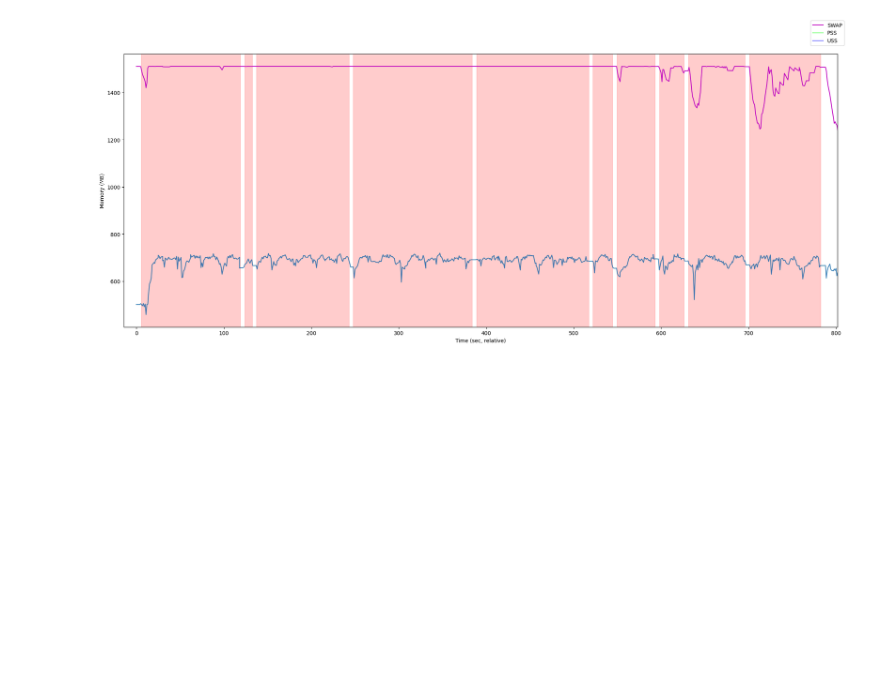
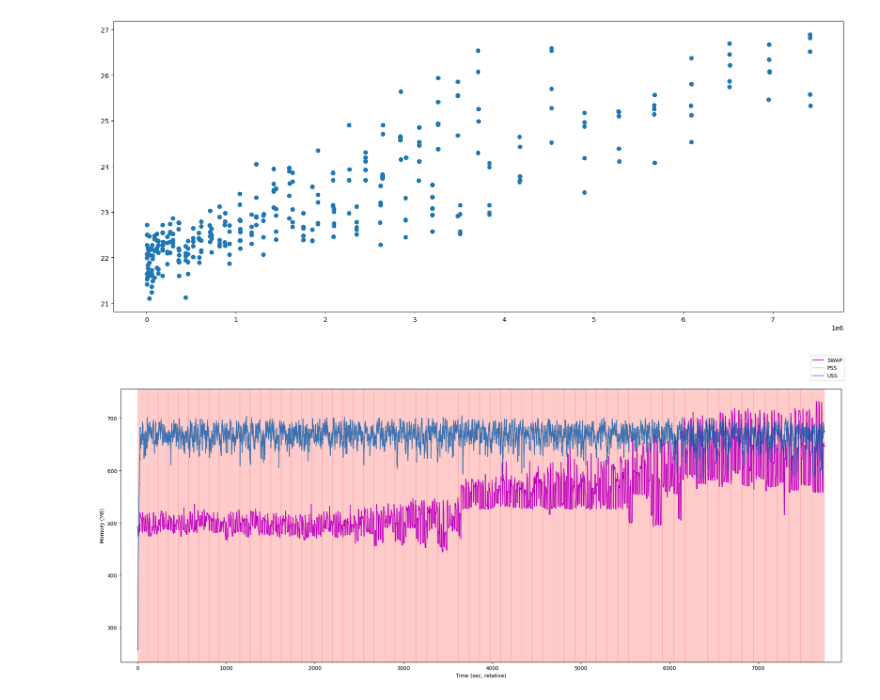
Before and after one commit to graduate-project-kkc/image2vec-server, a Jupyter notebook: analyze_test.ipynb, the cells around one changed output. Cells and saved outputs as stored; diff of their text form; code cells hidden in the pictures; blank space fills up the shorter version.

```diff
--- a/analyze_test.ipynb
+++ b/analyze_test.ipynb
@@ -159,3 +164,37 @@ plot_statistic(target_scenario_num)
+# %%
+import os
+import re
+
+TEST_PATH = r"C:\Users\frien\Desktop\random_images"
+
+pattern = re.compile(r"^rand(\d+)(half)?_(\d)[.]jpg$")
+test_random_image_files = os.listdir(TEST_PATH)
+test_random_images = []
+for img in test_random_image_files:
+    m = pattern.match(img)
+    if m:
+        size, is_half, idx = m.groups()
+        test_random_images.append((int(size), not bool(is_half), int(idx), img))
+test_random_images.sort()
+
+def get_img_size(idx):
+    return os.path.getsize(os.path.join(TEST_PATH, test_random_images[idx][-1]))
+
+scatter_x = []
+scatter_y = []
+
+img_idx = 0
+for group in scenarios:
+    for task in group:
+        scatter_x.append(get_img_size(img_idx))
+        scatter_y.append(task[-1])
+        img_idx += 1
+
+fig, ax = plt.subplots(figsize=(20, 8))
+ax.scatter(scatter_x, scatter_y)
+plt.show()
+# %% [output]
+[figure, added]
 # %%
 # https://stackoverflow.com/questions/9103166/multiple-axis-in-matplotlib-with-different-scales
 def plot_smem(target_scenarios=None):
@@ -317,7 +356,7 @@ def plot_vmstat(target_scenarios=None):
 # %%
 plot_smem(target_scenario_num)
 # %% [output]
-[figure, old version]
+[figure, new version]
 # %%
 plot_vmstat(target_scenario_num)
 # %% [output]
```
Also changed, not shown: parts of 5 cells of this notebook, 2 other files.
